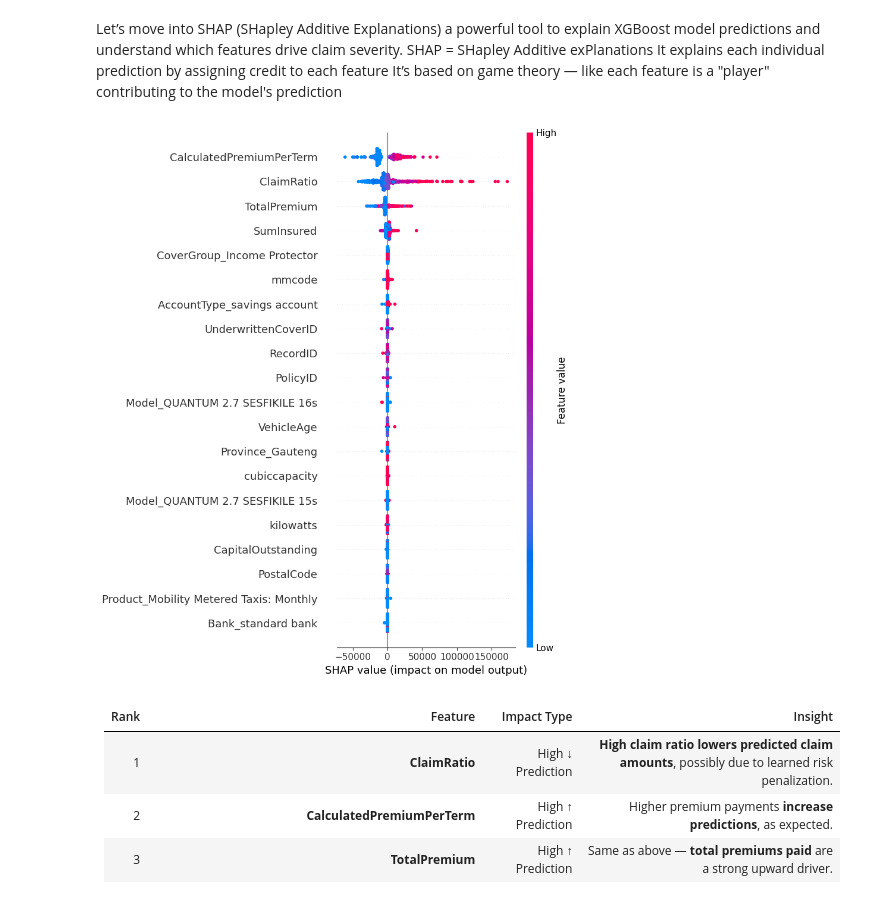
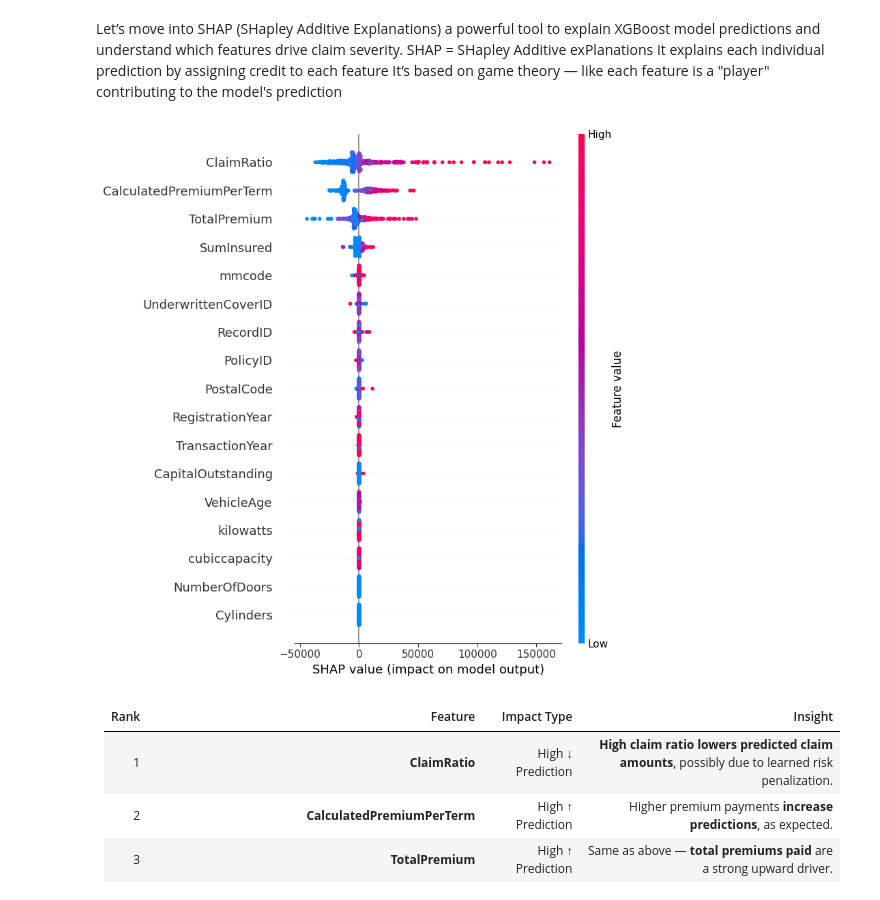
Before and after one commit to NuryeNigusMekonen/Insurance-Risk-Analytics---Predictive-Modeling-for-ACIS, a Jupyter notebook: notebooks/modeling.ipynb, the cells around one changed output. Drawn from its saved outputs; the diff is of its cells as text; code cells hidden in the pictures.

```diff
--- a/notebooks/modeling.ipynb
+++ b/notebooks/modeling.ipynb
@@ -70,27 +114,0 @@ X_train, X_test, y_train, y_test = train_test_split(X, y, test_size=0.2, random_
-# %%
-from sklearn.linear_model import LinearRegression
-from sklearn.tree import DecisionTreeRegressor
-from sklearn.ensemble import RandomForestRegressor
-from xgboost import XGBRegressor
-from sklearn.metrics import mean_squared_error, r2_score
-import numpy as np
-
-models = {
-    "Linear Regression": LinearRegression(),
-    "Decision Tree": DecisionTreeRegressor(random_state=42),
-    "Random Forest": RandomForestRegressor(random_state=42),
-    "XGBoost": XGBRegressor(random_state=42)
-}
-
-results = []
-
-for name, model in models.items():
-    model.fit(X_train, y_train)
-    y_pred = model.predict(X_test)
-    rmse = np.sqrt(mean_squared_error(y_test, y_pred))
-    r2 = r2_score(y_test, y_pred)
-    results.append((name, rmse, r2))
-
-# Display
-print("Model Performance Comparison:")
-print(pd.DataFrame(results, columns=["Model", "RMSE", "R²"]).sort_values("R²", ascending=False))
@@ -134,16 +121,16 @@ It’s based on game theory — like each feature is a "player" contributing to
 # %%
 import shap
 
 # Grab the best model that we selected
-best_model = models["Decision Tree"]
+best_model = models["XGBoost"]
 # Create TreeExplainer
 explainer = shap.TreeExplainer(best_model)
 # Compute SHAP values for X_test
 shap_values = explainer.shap_values(X_test)
 # Summary plot (feature importance + direction)
 shap.summary_plot(shap_values, X_test)
 # %% [output]
-[figure, old version]
+[figure, new version]
 # %% [markdown]
 | Rank | Feature                                                                                 | Impact Type            | Insight                                                                                         |
 | ---- | --------------------------------------------------------------------------------------- | ---------------------- | ----------------------------------------------------------------------------------------------- |
```
Also changed, not shown: parts of 21 cells of this notebook, 4 other files.
